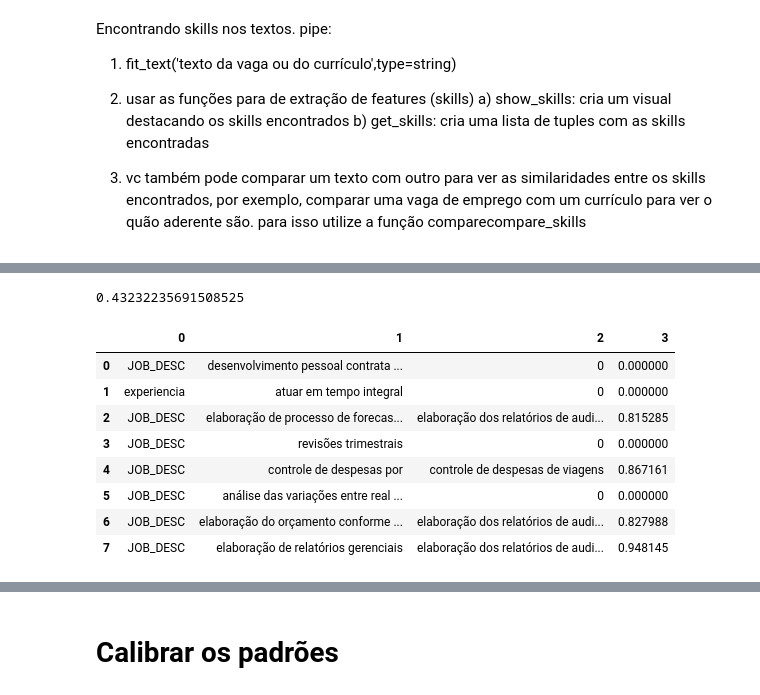
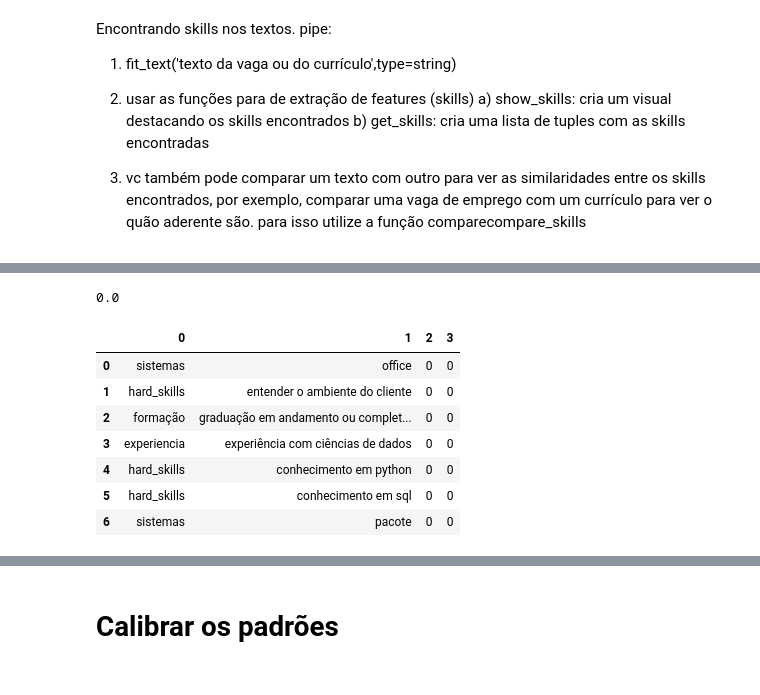
Before and after one commit to caiocezar05/Python-projects, a Jupyter notebook: Job screper and NLP/Text analysis.ipynb, the cells around one changed output, grey strips where cells are left out. Drawn from its saved outputs; the diff is of its cells as text; code cells hidden in the pictures.

```diff
--- a/Job screper and NLP/Text analysis.ipynb
+++ b/Job screper and NLP/Text analysis.ipynb
@@ -15,14 +25,13 @@ df2['len'] = df2['descrição'].str.len()
 df2 = df2[df2['len']>100]
 cvs = df2['descrição']
 # %%
-df1 = pd.read_excel("LinkedIn jobs complete.xlsx")
+df1 = pd.read_excel('LinkedIn Fiscal.xlsx')
 
 df1['len'] = df1['description'].str.len()
-df1 = df1[df1['len']>500]
+df1 = df1[df1['len']>300]
 
 jobs = df1['description']
 df1.drop(['Unnamed: 0'],axis=1,inplace=True)
-df1['job'] = df1['job'].str.split('|',expand=True)[0]
 cargos = df1['job']
 df1.info()
 # %% [output]
@@ -73,7 +95,7 @@ class job_skills_parser:
 
         return skills
 
-    def compare_skills(self, text2):
+    def compare_skills(self, text2,filtro='X'):
 
         patterns_words = [
             'fazer','apuração','apurar','atuação','atuar','realização','realizar','elaoração','elaborar',
@@ -123,25 +145,27 @@ class job_skills_parser:
 
         for sk_doc1, type_doc1 in doc1_skills:
 
-            sim_ = []
-            text_doc1 = ' '.join([w for w in sk_doc1.split() if w not in palavras_comuns])
+            if type_doc1 != filtro:
+                sim_ = []
+                text_doc1 = ' '.join([w for w in sk_doc1.split() if w not in palavras_comuns])
 
-            for sk_doc2, type_doc2 in doc2_skills:
-                if type_doc2 == type_doc1:
+                for sk_doc2, type_doc2 in doc2_skills:
+                    #if type_doc2 == type_doc1:
                     text_doc2 = ' '.join([w.lower() for w in sk_doc2.split() if w not in palavras_comuns])
                     sim = nlp(text_doc1).similarity(nlp(text_doc2))
                     sim_.append(sim)
-                else: sim_.append(0)
+                    #else: sim_.append(0)
 
-            try:
-                maxsim = np.array(sim_).argmax()
-                if sim_[maxsim] > .8:
-                    skills_matrix.append([type_doc1, sk_doc1, doc2_skills[maxsim][0], sim_[maxsim]])
-                else:
+
+                try:
+                    maxsim = np.array(sim_).argmax()
+                    if sim_[maxsim] > .85:
+                        skills_matrix.append([type_doc1, sk_doc1, doc2_skills[maxsim][0], sim_[maxsim]])
+                    else:
+                        skills_matrix.append([type_doc1, sk_doc1, 0, 0])
+
+                except:
                     skills_matrix.append([type_doc1, sk_doc1, 0, 0])
-
-            except:
-                skills_matrix.append([type_doc1, sk_doc1, 0, 0])
 
         try:
             match = np.array([m[3] for m in skills_matrix])
@@ -169,8 +193,7 @@ pipe:
 3) vc também pode comparar um texto com outro para ver as similaridades entre os skills encontrados, por exemplo,      comparar uma vaga de emprego com um currículo para ver o quão aderente são. para isso utilize a função comparecompare_skills
 # %%
 #encontrando skills em uma das vagas de emprego da Catho
-modelo.fit_text(jobs[75])
-print(len(jobs[75]))
+modelo.fit_text(jobs[125])
 modelo.show_skills()
 modelo.get_skills()
 # %% [output]
@@ -191,6 +215,6 @@ vaga anunciada pela empresa: confidencial, acompanhamento do fechamento contábi
 # %%
 #encontrando skills em um dos perfis do LinkedIn
-modelo.fit_text(cvs[11])
+modelo.fit_text(cvs[0])
 modelo.show_skills()
 modelo.get_skills()
 # %% [output]
@@ -215,19 +228,18 @@ formação em ciencias contábeis formação , com inglês avançado hard_skills
 # %%
 #comparando uma vaga fake com um perfil coletado
 #modelo.fit_text('experiência em controladoria, experiencia em contabilidade, formação em ciências contábeis, conhecimento em SAP,inglês intermediário')
-modelo.fit_text(jobs[68])
-result = modelo.compare_skills(cvs[1])
+modelo.fit_text(jobs[0])
+result = modelo.compare_skills(cvs[9],filtro='JOB_DESC')
 print(result[1])
 pd.DataFrame(result[0])
 # %% [output]
-0.43232235691508525
+0.0
 |  | 0 | 1 | 2 | 3 |
-| 0 | JOB_DESC | desenvolvimento pessoal contrata ... | 0 | 0.000000 |
-| 1 | experiencia | atuar em tempo integral | 0 | 0.000000 |
-| 2 | JOB_DESC | elaboração de processo de forecas... | elaboração dos relatórios de audi... | 0.815285 |
-| 3 | JOB_DESC | revisões trimestrais | 0 | 0.000000 |
-| 4 | JOB_DESC | controle de despesas por | controle de despesas de viagens | 0.867161 |
-| 5 | JOB_DESC | análise das variações entre real ... | 0 | 0.000000 |
-| 6 | JOB_DESC | elaboração do orçamento conforme ... | elaboração dos relatórios de audi... | 0.827988 |
-| 7 | JOB_DESC | elaboração de relatórios gerenciais | elaboração dos relatórios de audi... | 0.948145 |
+| 0 | sistemas | office | 0 | 0 |
+| 1 | hard_skills | entender o ambiente do cliente | 0 | 0 |
+| 2 | formação | graduação em andamento ou complet... | 0 | 0 |
+| 3 | experiencia | experiência com ciências de dados | 0 | 0 |
+| 4 | hard_skills | conhecimento em python | 0 | 0 |
+| 5 | hard_skills | conhecimento em sql | 0 | 0 |
+| 6 | sistemas | pacote | 0 | 0 |
 # %%
```
Also changed, not shown: parts of 31 cells of this notebook, 12 other files.
